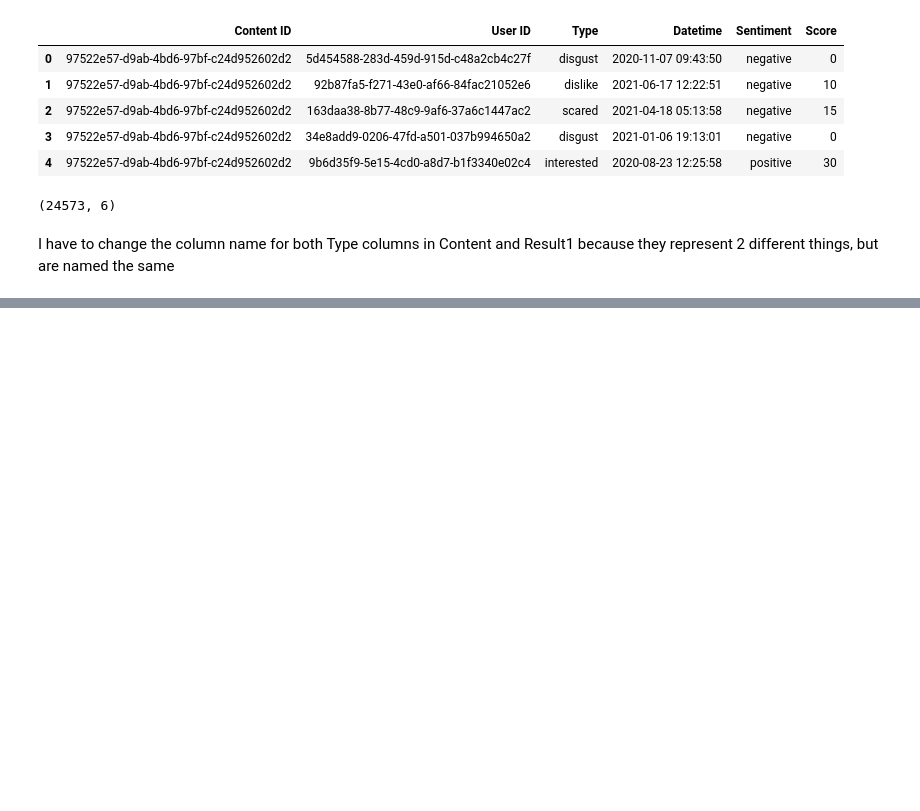
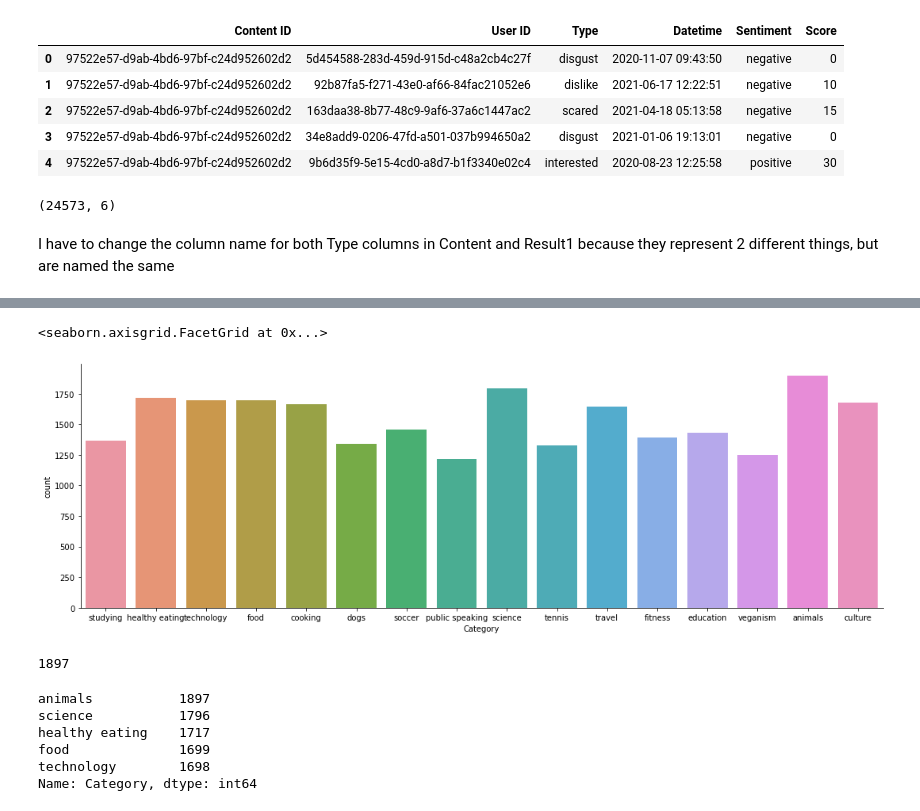
Before and after one commit to Gallo13/Accenture-Data-Analyst-Project, a Jupyter notebook: AccentureDataAnalyst-DataCleaning.ipynb, the cells around one changed output, grey strips where cells are left out. Cells and saved outputs as stored; diff of their text form; code cells hidden in the pictures; blank space fills up the shorter version.

```diff
--- a/AccentureDataAnalyst-DataCleaning.ipynb
+++ b/AccentureDataAnalyst-DataCleaning.ipynb
@@ -353,0 +426,19 @@ final_dataset.head()
+# %%
+sns.catplot(x="Category", kind="count", data=final_dataset, height=5, aspect=3)
+# %% [output]
+<seaborn.axisgrid.FacetGrid at 0x...>
+[figure, added]
+# %%
+final_dataset['Category'].value_counts()['animals']
+# %% [output]
+1897
+# %%
+count = final_dataset['Category'].value_counts()
+count.nlargest(n=5)
+# %% [output]
+animals           1897
+science           1796
+healthy eating    1717
+food              1699
+technology        1698
+Name: Category, dtype: int64
```
Also changed, not shown: parts of 25 cells of this notebook.
